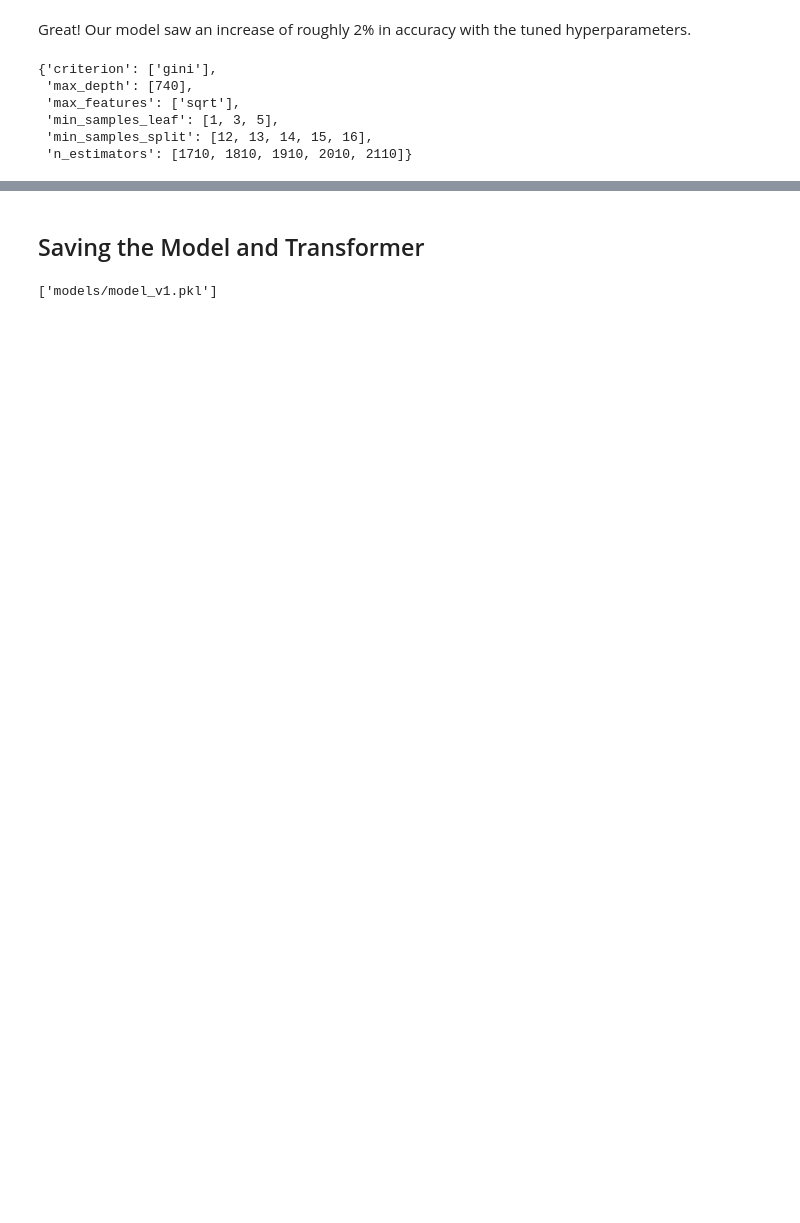
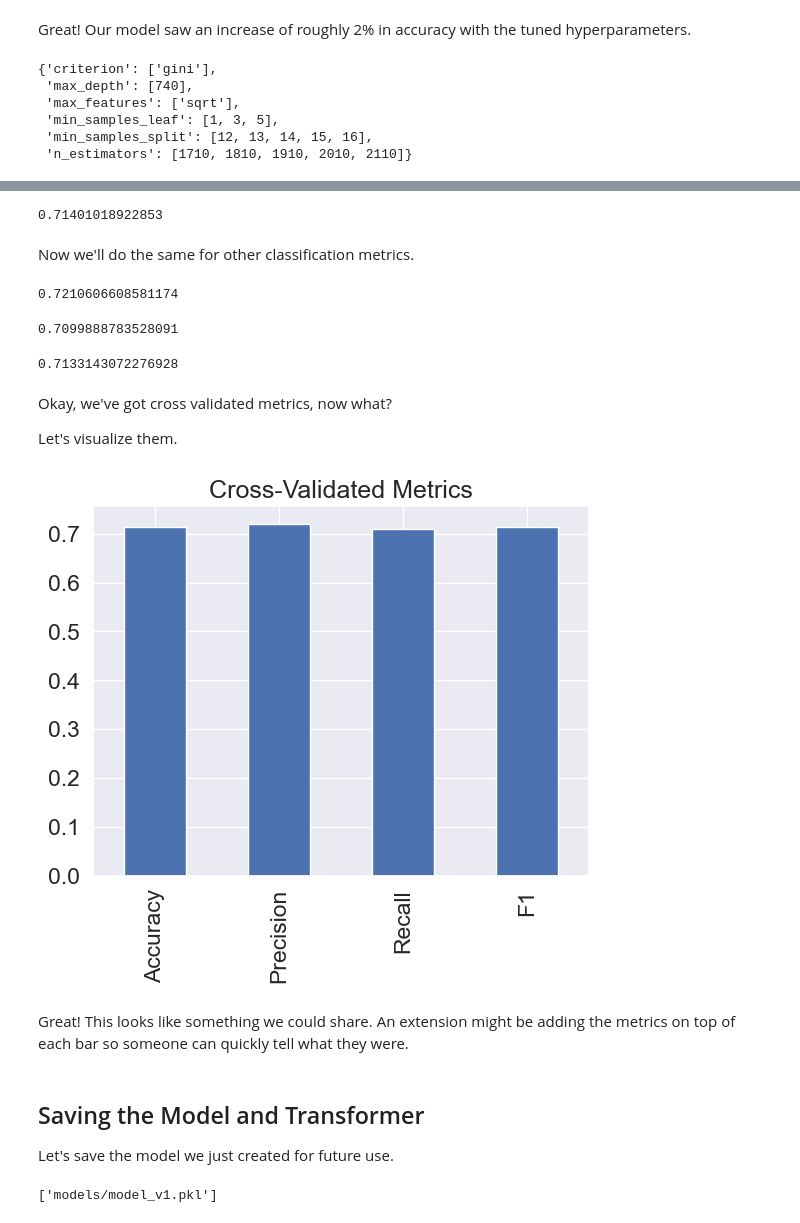
Before and after one commit to harisj58/sentiment-analysis, a Jupyter notebook: end-to-end-tweet-sentiment-analysis.ipynb, the cells around one changed output, grey strips where cells are left out. Cells and saved outputs as stored; diff of their text form; code cells hidden in the pictures; blank space fills up the shorter version.

Commit message:
Tuned hyperparameters and evaluated the model

```diff
--- a/end-to-end-tweet-sentiment-analysis.ipynb
+++ b/end-to-end-tweet-sentiment-analysis.ipynb
@@ -478,5 +665,62 @@ Fitting 5 folds for each of 75 candidates, totalling 375 fits
+# %%
+cv_acc = np.mean(cv_acc)
+cv_acc
+# %% [output]
+0.71401018922853
+# %% [markdown]
+Now we'll do the same for other classification metrics.
+# %%
+# Cross-validated precision score
+cv_precision = np.mean(cross_val_score(rfc,
+                                       X_train,
+                                       y_train,
+                                       cv=5, # 5-fold cross-validation
+                                       scoring="precision_macro")) # precision as scoring
+cv_precision
+# %% [output]
+0.7210606608581174
+# %%
+# Cross-validated recall score
+cv_recall = np.mean(cross_val_score(rfc,
+                                    X_train,
+                                    y_train,
+                                    cv=5, # 5-fold cross-validation
+                                    scoring="recall_macro",
+                                    n_jobs=-1)) # recall as scoring
+cv_recall
+# %% [output]
+0.7099888783528091
+# %%
+# Cross-validated F1 score
+cv_f1 = np.mean(cross_val_score(rfc,
+                                X_train,
+                                y_train,
+                                cv=5, # 5-fold cross-validation
+                                scoring="f1_macro",
+                                n_jobs=-1)) # f1 as scoring
+cv_f1
+# %% [output]
+0.7133143072276928
+# %% [markdown]
+Okay, we've got cross validated metrics, now what?
+
+Let's visualize them.
+# %%
+# Visualizing cross-validated metrics
+cv_metrics = pd.DataFrame({"Accuracy": cv_acc,
+                            "Precision": cv_precision,
+                            "Recall": cv_recall,
+                            "F1": cv_f1},
+                          index=[0])
+cv_metrics.T.plot.bar(title="Cross-Validated Metrics", legend=False);
+# %% [output]
+[figure, added]
+# %% [markdown]
+Great! This looks like something we could share. An extension might be adding the metrics on top of each bar so someone can quickly tell what they were.
 # %% [markdown]
 ## Saving the Model and Transformer
+
+Let's save the model we just created for future use.
 # %%
 import joblib
 # %%
```
Also changed, not shown: parts of 32 cells of this notebook, 1 other file.
